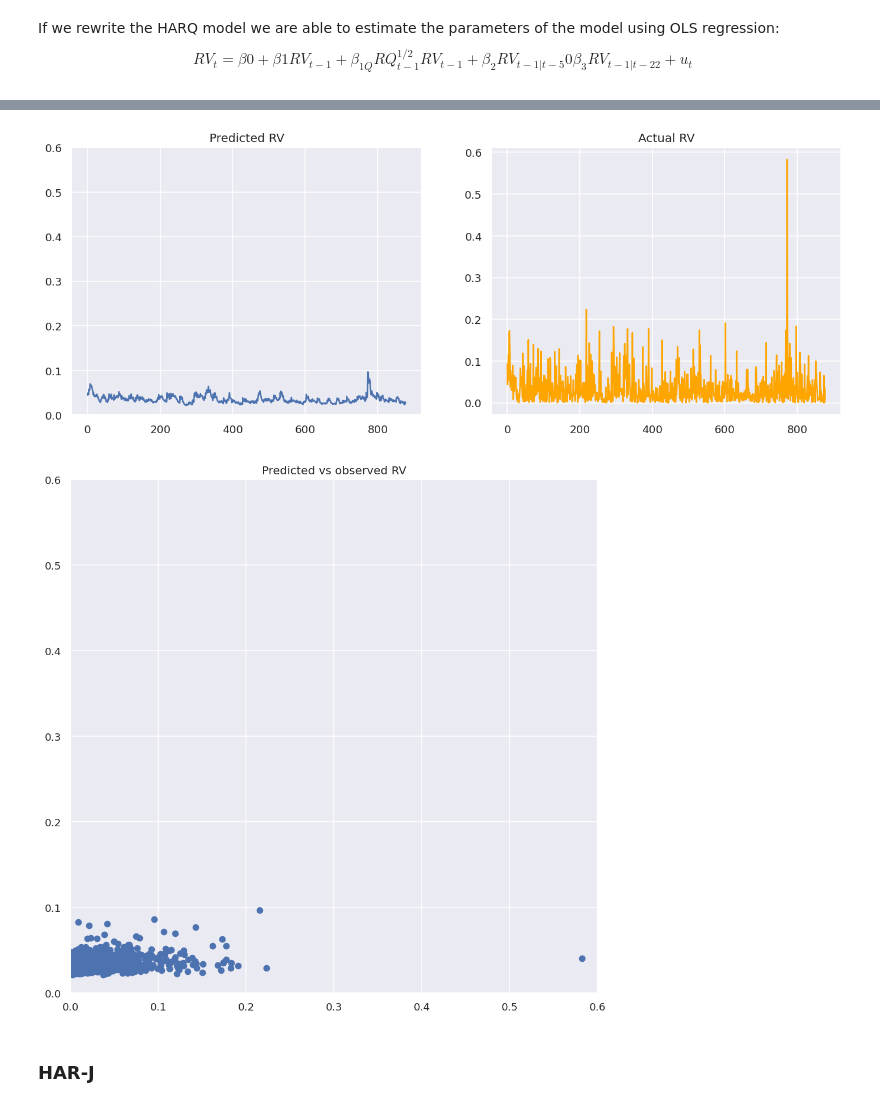
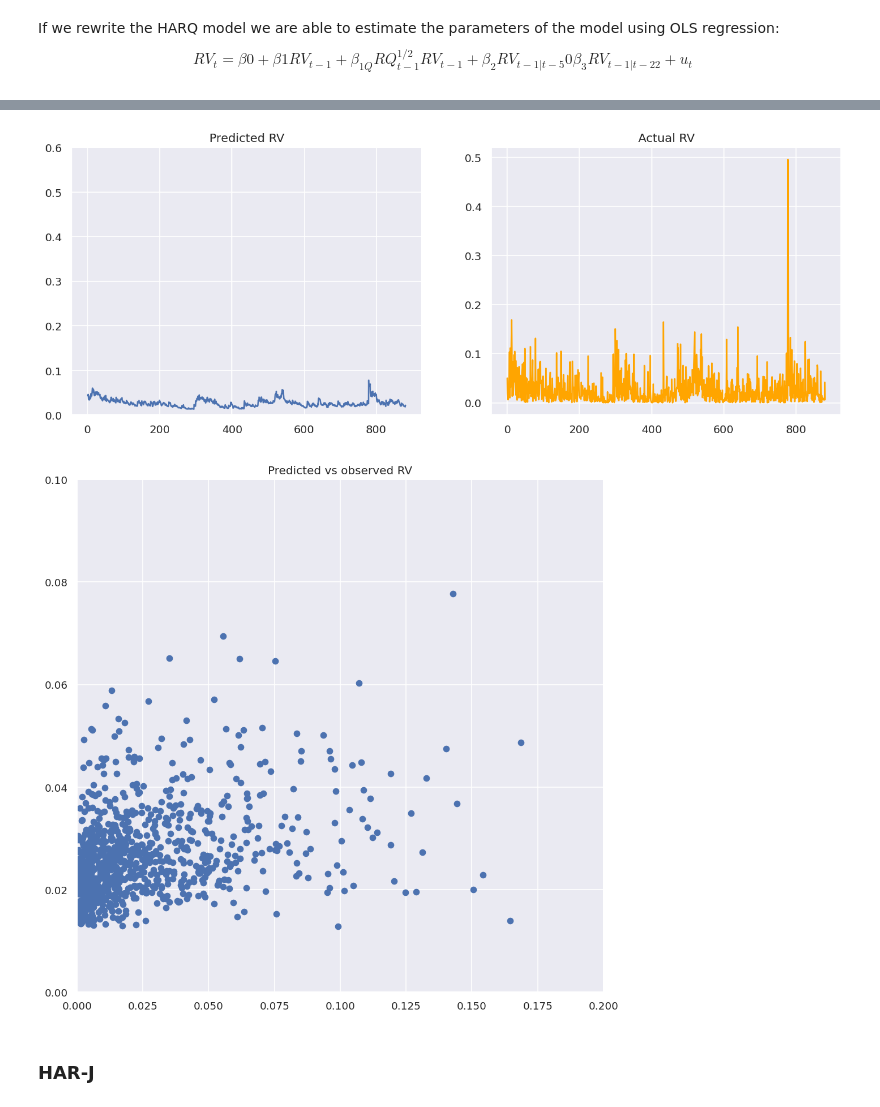
Before and after one commit to stlinde/Thesis, a Jupyter notebook: Analysis.ipynb, the cells around one changed output, grey strips where cells are left out. Saved outputs shown, nothing was run; the diff lists cells and outputs as text; code cells hidden in the pictures.

```diff
--- a/Analysis.ipynb
+++ b/Analysis.ipynb
@@ -34,7 +34,7 @@ sns.set()
 # %% [markdown]
 ### Dataset
 # %%
-dataset = BaseDataset("./data/raw/eth_dataset.parquet")
+dataset = BaseDataset("./data/raw/btc_dataset.parquet", resolution="5T")
 # %%
 dataset.head()
 # %% [output]
@@ -101,8 +97,8 @@ f.tight_layout()
 # %%
 rv_1min = pd.DataFrame()
 rv_1min["Daily"] = np.sqrt(dataset.realized_variance("Close", "daily"))
-rv_1min["Weekly"] = rv_1min["Daily"].rolling(7).mean()
-rv_1min["Monthly"] = rv_1min["Daily"].rolling(28).mean()
+rv_1min["Weekly"] = rv_1min["Daily"].rolling(5).mean()
+rv_1min["Monthly"] = rv_1min["Daily"].rolling(22).mean()
 rv_1min = rv_1min.dropna()
 # %%
 initial_price = np.full(len(rv_1min), df['Close'][0])
@@ -384,31 +380,31 @@ strong multicollinearity problems or that the design matrix is singular.
 # %%
 
 y_hat = results.predict(X_train)
 
 plt.figure(figsize = (14,5))
 
 #Predicted RV
 plt.subplot(1,2,1)
 plt.plot(y_train.index, y_hat)
 plt.title("Predicted RV")
 plt.ylim([0, 0.6])
 
 
 #Actual RV
 plt.subplot(1,2,2)
 plt.plot(y_train.index, y_train, color = "orange")
 plt.title("Actual RV")
 plt.show()
 
 plt.scatter(y_train, y_hat)
 plt.title("Predicted vs observed RV")
-plt.ylim([0, 0.6])
-plt.xlim([0, 0.6])
+plt.ylim([0, 0.1])
+plt.xlim([0, 0.2])
 
 plt.show()
 # %% [output]
-[figure, old version]
+[figure, new version]
-[figure, old version]
+[figure, new version]
 # %% [markdown]
 ### HAR-J
 # %% [markdown]
```
Also changed, not shown: parts of 29 cells of this notebook, 1 other file.
